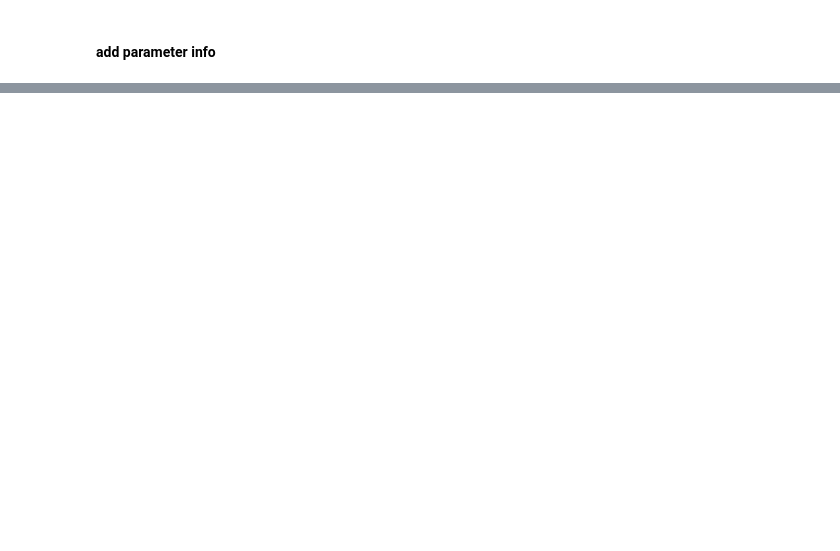
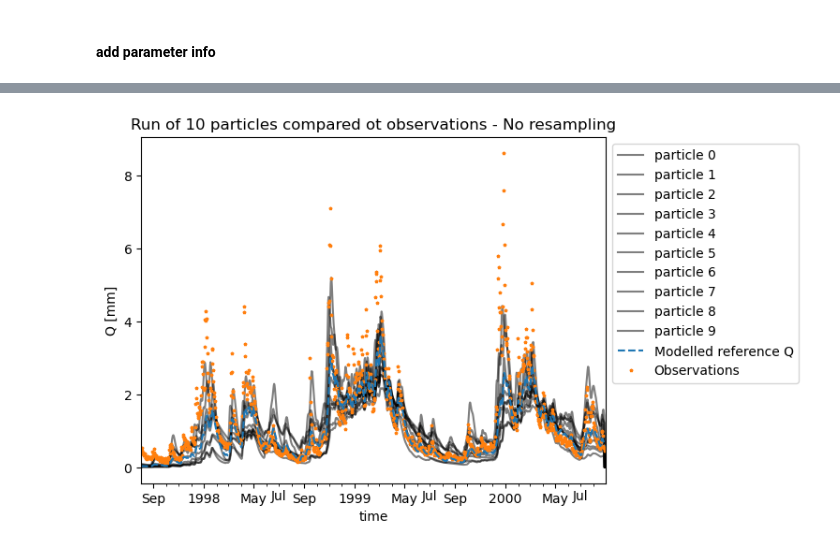
Before and after one commit to Daafip/Msc-Thesis-Notebooks, a Jupyter notebook: 2. Run first DA HBV.ipynb, the cells around one changed output, grey strips where cells are left out. Cells and saved outputs as stored; diff of their text form; code cells hidden in the pictures; blank space fills up the shorter version.

Commit message:
running for 10 particles

```diff
--- a/2. Run first DA HBV.ipynb
+++ b/2. Run first DA HBV.ipynb
@@ -139,0 +145,28 @@ ax.legend(bbox_to_anchor=(1,1))
+# %%
+n_storage_terms = len(s_0)
+# %%
+Q_m_arr = np.zeros((n_particles,n_timesteps))
+storage_terms_arr = np.zeros((n_particles, n_timesteps, n_storage_terms))
+# %%
+time = []
+t_index = 0
+while model.time < model.end_time:
+    time.append(pd.Timestamp(ref_model.time_as_datetime.date()))
+    for index, ensembleMember in enumerate(ensemble):
+        ensembleMember.update()
+        Q_m_arr[index, t_index] = ensembleMember.get_value("Q_m")
+        storage_terms = np.array([ensembleMember.get_value("Si"),ensembleMember.get_value("Su"),ensembleMember.get_value("Sf"),ensembleMember.get_value("Ss")]).flatten()
+        storage_terms_arr[index, t_index] = storage_terms
+    t_index+=1
+# %%
+df_ensemble = pd.DataFrame(data=Q_m_arr.T,index=time,columns=[f'particle {n}' for n in range(n_particles)])
+# %%
+fig, ax = plt.subplots(1,1)
+df_ensemble.plot(ax=ax,color="k",alpha=0.5,zorder=-1)
+ax.plot(df.index, Q_m_in_ref[1:],ls="--",label="Modelled reference Q");
+ds["Q"].plot(ax=ax,lw=0,marker="*",ms=2.5,zorder=-1,label="Observations")
+ax.legend(bbox_to_anchor=(1,1))
+ax.set_ylabel("Q [mm]")
+ax.set_title(f"Run of {n_particles} particles compared ot observations - No resampling");
+# %% [output]
+[figure, added]
```
Also changed, not shown: parts of 26 cells of this notebook.
